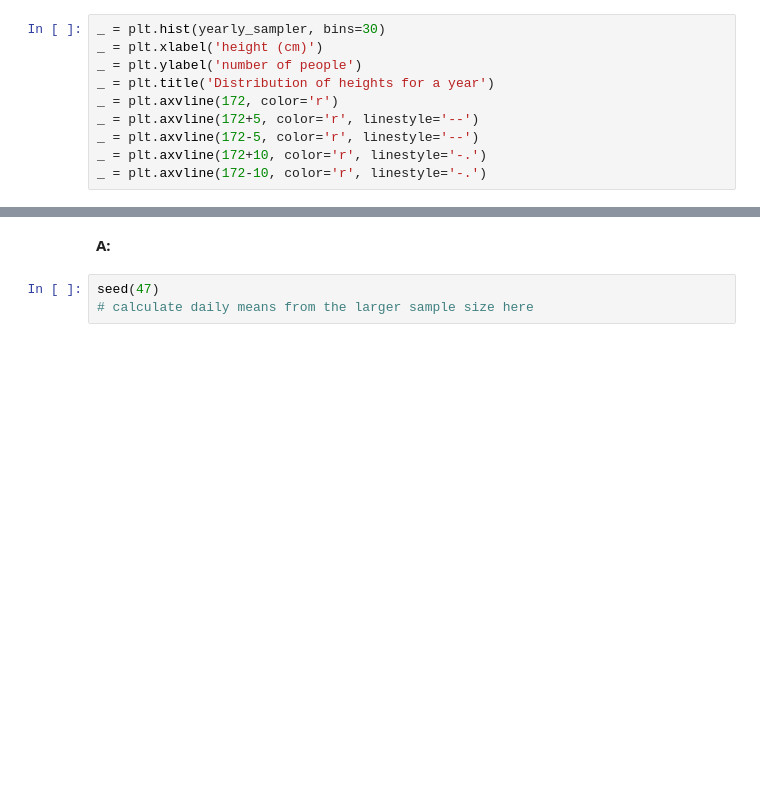
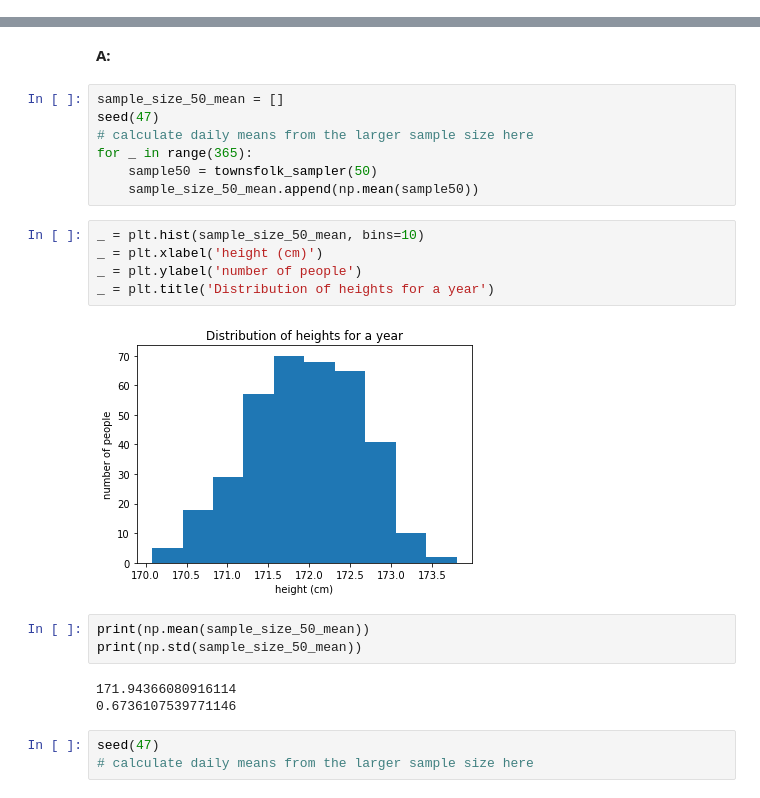
Before and after one commit to ozerm/Frequentist-Case-Study, a Jupyter notebook: Frequentist Inference Case Study - Part A (3).ipynb, the cells around one changed output, grey strips where cells are left out. Cells and saved outputs as stored; diff of their text form; blank space fills up the shorter version.

```diff
--- a/Frequentist Inference Case Study - Part A (3).ipynb
+++ b/Frequentist Inference Case Study - Part A (3).ipynb
@@ -226,13 +251,3 @@ The above is the distribution of the means of samples of size 10 taken from our
 __Q9:__ Verify the above results from the CLT.
 # %% [markdown]
 __A:__
-# %%
-_ = plt.hist(yearly_sampler, bins=30)
-_ = plt.xlabel('height (cm)')
-_ = plt.ylabel('number of people')
-_ = plt.title('Distribution of heights for a year')
-_ = plt.axvline(172, color='r')
-_ = plt.axvline(172+5, color='r', linestyle='--')
-_ = plt.axvline(172-5, color='r', linestyle='--')
-_ = plt.axvline(172+10, color='r', linestyle='-.')
-_ = plt.axvline(172-10, color='r', linestyle='-.')
@@ -244,6 +265,26 @@ Remember, in this instance, we knew our population parameters, that the average
 __Q10:__ Repeat the above year's worth of samples but for a sample size of 50 (perhaps you had a bigger budget for conducting surveys that year)! Would you expect your distribution of sample means to be wider (more variable) or narrower (more consistent)? Compare your resultant summary statistics to those predicted by the CLT.
 # %% [markdown]
 __A:__
+# %%
+sample_size_50_mean = []
+seed(47)
+# calculate daily means from the larger sample size here
+for _ in range(365):
+    sample50 = townsfolk_sampler(50)
+    sample_size_50_mean.append(np.mean(sample50))
+# %%
+_ = plt.hist(sample_size_50_mean, bins=10)
+_ = plt.xlabel('height (cm)')
+_ = plt.ylabel('number of people')
+_ = plt.title('Distribution of heights for a year')
+# %% [output]
+[figure, added]
+# %%
+print(np.mean(sample_size_50_mean))
+print(np.std(sample_size_50_mean))
+# %% [output]
+171.94366080916114
+0.6736107539771146
 # %%
 seed(47)
 # calculate daily means from the larger sample size here
```
Also changed, not shown: parts of 25 cells of this notebook, 1 other file.
